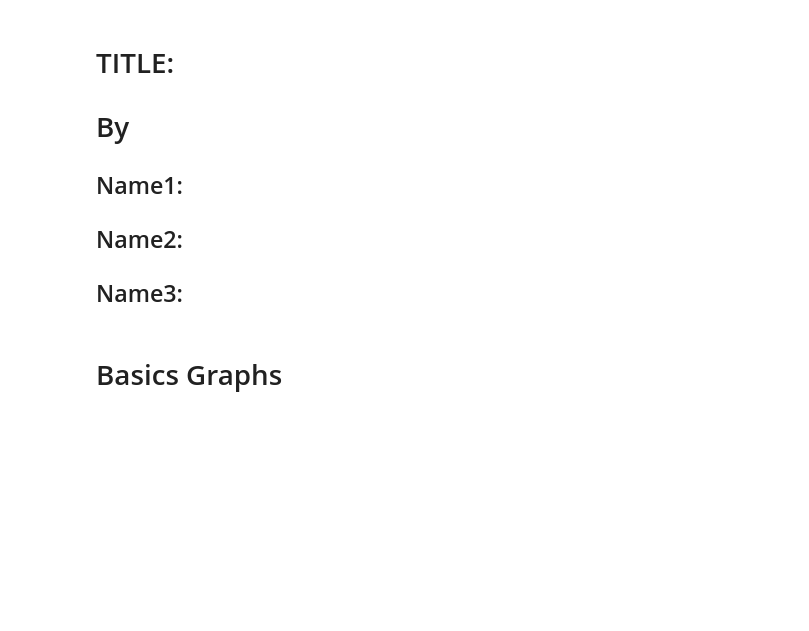
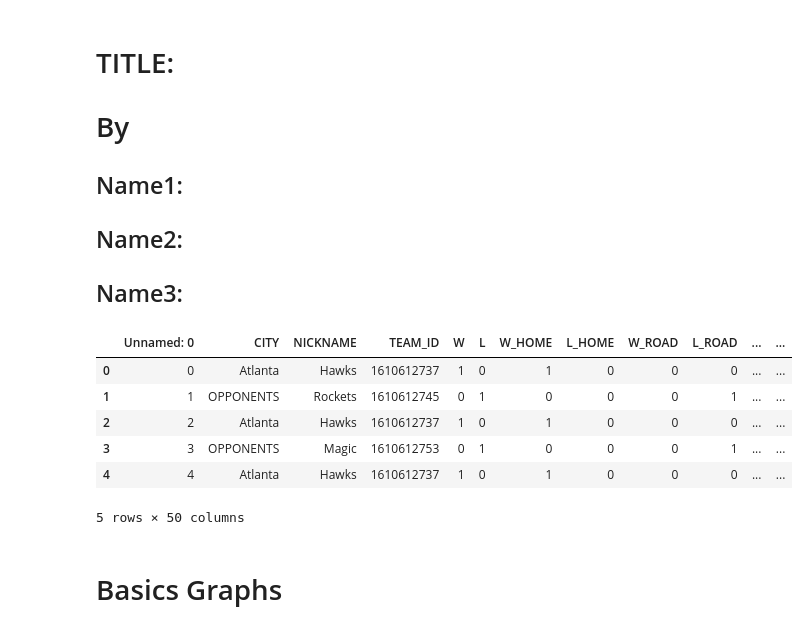
Before and after one commit to Quantum-Impulse/Final-Project-CS329E, a Jupyter notebook: MAIN.ipynb, the cells around one changed output. Cells and saved outputs as stored; diff of their text form; code cells hidden in the pictures; blank space fills up the shorter version.

```diff
--- a/MAIN.ipynb
+++ b/MAIN.ipynb
@@ -13,7 +13,17 @@ import plotly.express as px
 # %%
 # Files
 API_GameLogs = 'gameLogs.csv'
-data = pd.read_csv(API_GameLogs)
+data = pd.read_csv(API_GameLogs)\
+
+data.head()
+# %% [output]
+|  | Unnamed: 0 | CITY | NICKNAME | TEAM_ID | W | L | W_HOME | L_HOME | W_ROAD | L_ROAD | ... | ... |
+| 0 | 0 | Atlanta | Hawks | 1610612737 | 1 | 0 | 1 | 0 | 0 | 0 | ... | ... |
+| 1 | 1 | OPPONENTS | Rockets | 1610612745 | 0 | 1 | 0 | 0 | 0 | 1 | ... | ... |
+| 2 | 2 | Atlanta | Hawks | 1610612737 | 1 | 0 | 1 | 0 | 0 | 0 | ... | ... |
+| 3 | 3 | OPPONENTS | Magic | 1610612753 | 0 | 1 | 0 | 0 | 0 | 1 | ... | ... |
+| 4 | 4 | Atlanta | Hawks | 1610612737 | 1 | 0 | 1 | 0 | 0 | 0 | ... | ... |
+5 rows × 50 columns
 # %% [markdown]
 # Basics Graphs
 # %%
```
Also changed, not shown: parts of 3 cells of this notebook.
